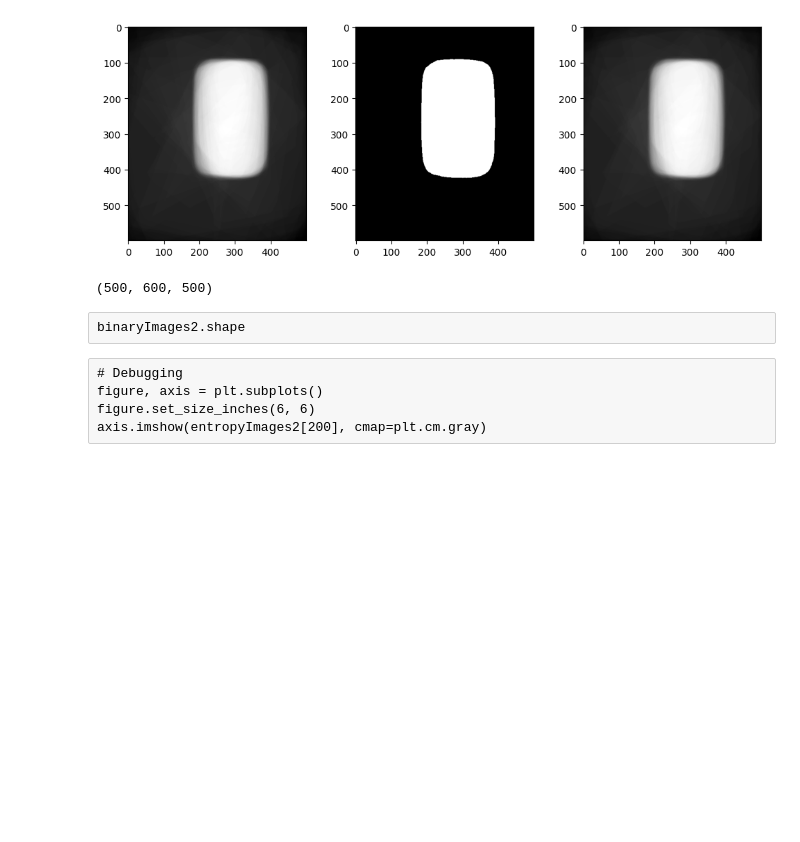
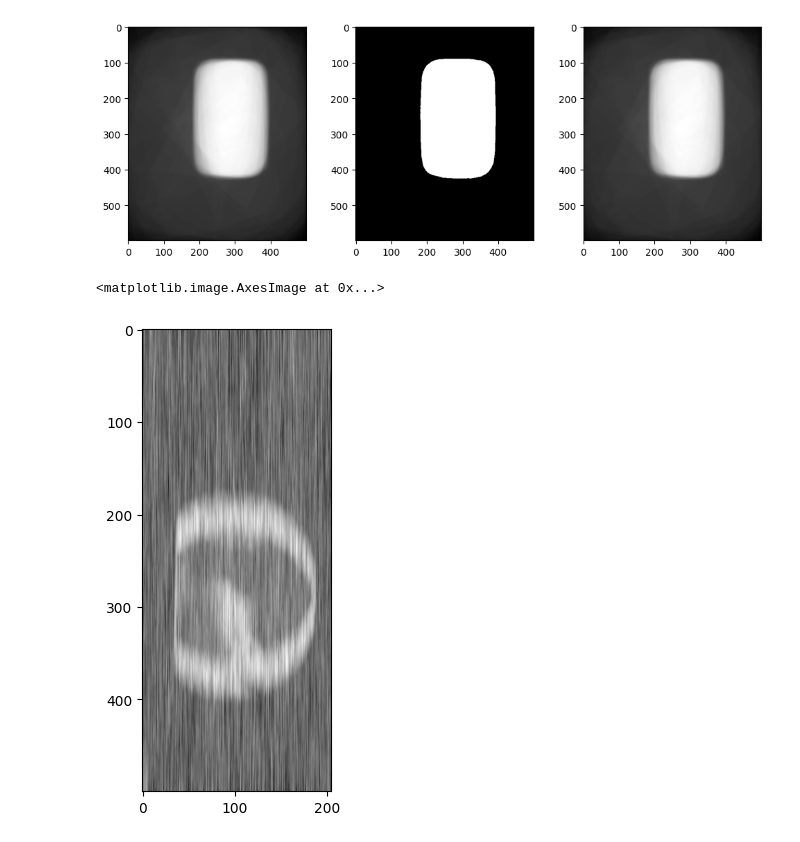
Before and after one commit to AlexGubkin/forInterview, a Jupyter notebook: rockProcessing/rockProcessing.ipynb, the cells around one changed output. Cells and saved outputs as stored; diff of their text form; code cells hidden in the pictures; blank space fills up the shorter version.

```diff
--- a/rockProcessing/rockProcessing.ipynb
+++ b/rockProcessing/rockProcessing.ipynb
@@ -215,17 +214,15 @@ axis[2].imshow(rotatedImage, cmap=plt.cm.gray)
 # %% [output]
 <matplotlib.image.AxesImage at 0x...>
 [figure]
-# %%
-CTImages.shape
-# %% [output]
-(500, 600, 500)
-# %%
-binaryImagesZYX = np.moveaxis(binaryImagesZYX, 0, -1)
-entropyImagesZYX = np.moveaxis(entropyImagesZYX, 0, -1)
-# %% [raw]
-binaryImages2.shape
-# %% [raw]
-# Debugging
-figure, axis = plt.subplots()
-figure.set_size_inches(6, 6)
-axis.imshow(entropyImages2[200], cmap=plt.cm.gray)
+# %%
+# binaryImagesYXZ = np.moveaxis(binaryImagesZYX, 0, -1)
+entropyImagesYXZ = np.moveaxis(entropyImagesZYX, 0, -1)
+entropyImagesXZY = np.moveaxis(entropyImagesYXZ, 0, -1)
+# %%
+# Debugging
+figure, axis = plt.subplots()
+figure.set_size_inches(6, 6)
+axis.imshow(entropyImagesYXZ[200], cmap=plt.cm.gray)
+# %% [output]
+<matplotlib.image.AxesImage at 0x...>
+[figure, added]
```
Also changed, not shown: parts of 19 cells of this notebook.
